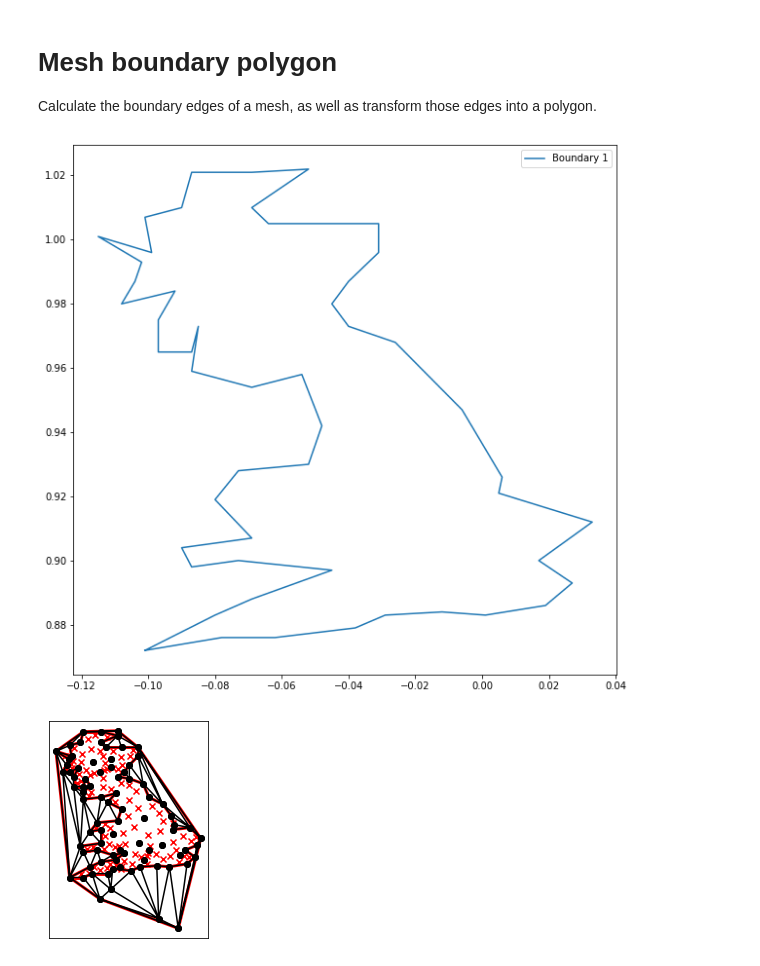
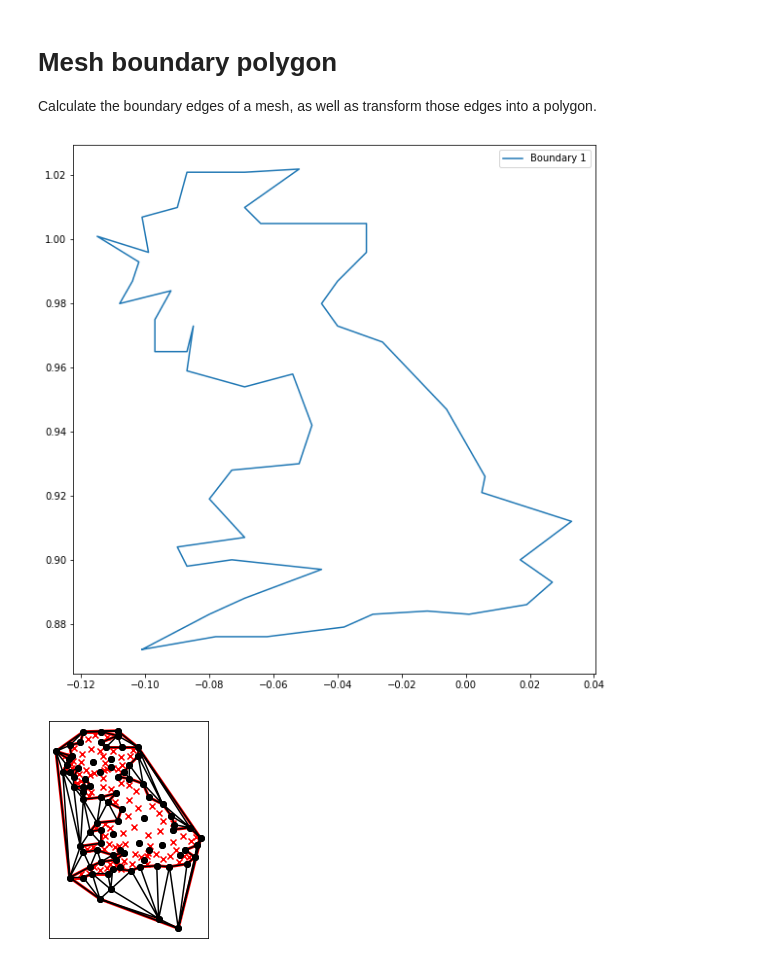
Before and after one commit to emerald-geomodelling/EmeraldTriangles, a Jupyter notebook: Example usage.ipynb, the cells around one changed output. Cells and saved outputs as stored; diff of their text form; code cells hidden in the pictures.

```diff
--- a/Example usage.ipynb
+++ b/Example usage.ipynb
@@ -76,13 +67,14 @@ border_sides = emeraldtriangles.mesh_boundary(triangles)
 boundaries = emeraldtriangles.mesh_boundary_to_pointlists(border_sides)
 # %%
 fig = plt.figure(figsize=(10,10))
+plt.gca().set_aspect('equal')
 for idx, boundary in boundaries.items():
     boundary = vertices.loc[boundary]
     plt.plot(boundary["X"], boundary["Y"], label="Boundary %s" % idx)
 plt.legend()
 plt.show()
 # %% [output]
-[figure, old version]
+[figure, new version]
 # %%
 # emeraldtriangles.append_nodes(points, triangle_nodes, triangle_faces)
 # %%
```
Also changed, not shown: parts of 4 cells of this notebook.
